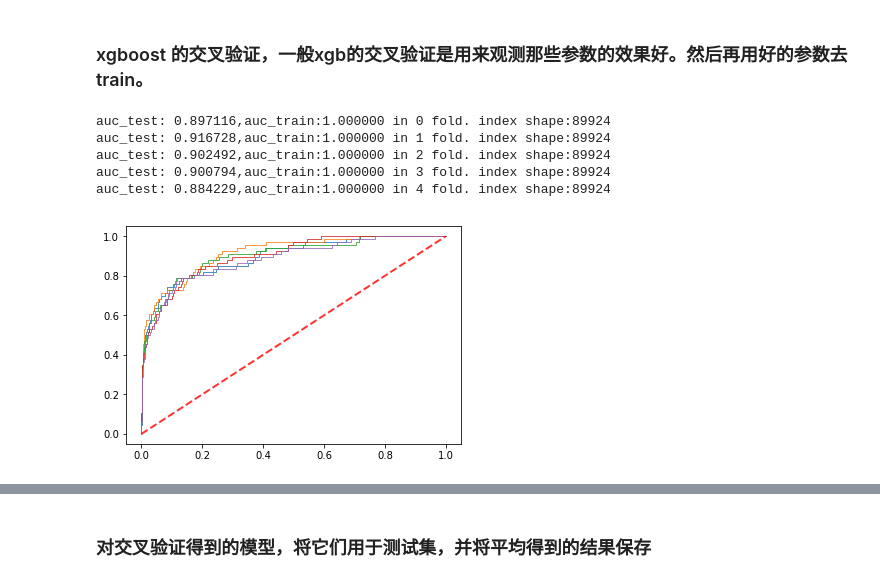
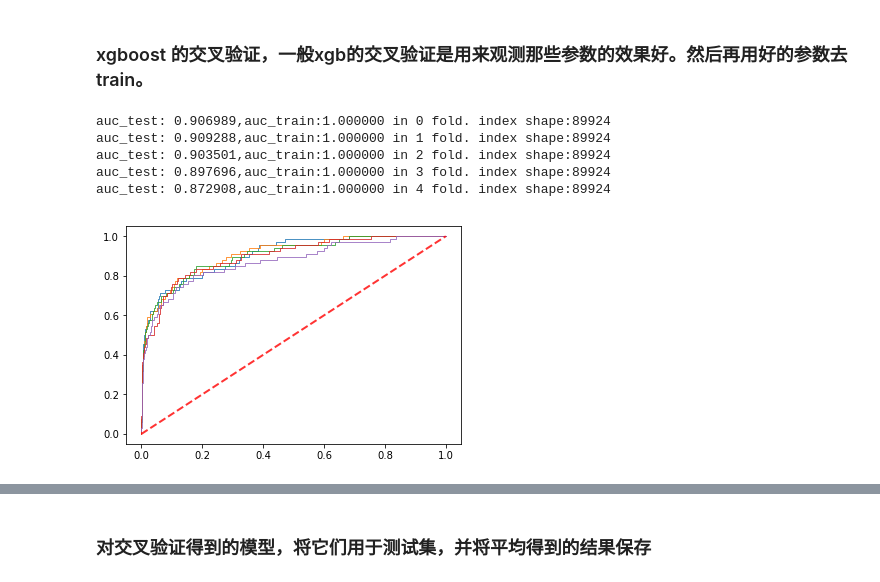
Before and after one commit to Liwb5/angelAndDemon, a Jupyter notebook: trainModel.ipynb, the cells around one changed output, grey strips where cells are left out. Cells and saved outputs as stored; diff of their text form; code cells hidden in the pictures.

```diff
--- a/trainModel.ipynb
+++ b/trainModel.ipynb
@@ -17,7 +18,7 @@ import os
 ### 读取数据
 # %%
 os.chdir('/home/liwb/Documents/projects/angelAndDemon/')
-version='4'
+version='10'
 trainPath = './dataAfterProcess/trainRes%s.csv'%(version)
 trainData = pd.read_csv(trainPath, header=None)
 X = trainData.values[:,0:trainData.shape[1]-1]
@@ -31,0 +33,12 @@ print(X.shape, y.shape, testX.shape)
+# %%
+os.chdir('/home/liwb/Documents/projects/angelAndDemon/')
+version='0506jp'
+trainPath = './code/dataAfterProcess/trainResult.csv'
+trainData = pd.read_csv(trainPath, header=None)
+X5 = trainData.values[:,0:trainData.shape[1]-1]
+y5 = trainData.values[:,trainData.shape[1]-1]
+
+testPath = './code/dataAfterProcess/testResult.csv'
+testData = pd.read_csv(testPath, header=None)
+testX5 = testData.values
+print(X5.shape, y5.shape, testX5.shape)
@@ -107,36 +167,37 @@ def xgboost_cv(X, y, xgboost, Kfold):
     return xgb_models
 # %%
 xgb_model_cv = xgb.XGBClassifier(booster='gbtree',
-                              silent=True,
+                              silent=False,
                               #n_jobs=5, #不设置的话，自动获得最大线程数
                               #以上为general params
 
                               learning_rate = 0.1,#在xgboost的package中等价于eta参数
                               min_child_weight = 2, #控制过拟合，越大越不会过拟合
 
                               max_depth=100, #控制过拟合，越小越不会过拟合
                               max_delta_step = 1, #数据不均衡的时候可以用
                               gamma = 0,         #模型在默认情况下，对于一个节点的划分
                                                  #只有在其loss function 得到结果大于0的情况下才进行，
                                                  #而gamma 给定了所需的最低loss function的值.
                                                  #所以gamma越大越保守（conservation）
                               subsample = 0.8,    #太大会过拟合，太小会欠拟合
                               colsample_bytree=0.8, #
                               reg_lambda = 100, #L2正则化的权重参数,给linear模型用的。gbtree不用
                               reg_alpha = 0, #L1正则化的权重参数,给linear模型用的。gbtree不用
                               scale_pos_weight=340,
                               #以上是booster的参数
 
 
                               random_state = 0,
                               n_estimators = 200)#树的棵树
 
 
-xgbModels = xgboost_cv(X, y, xgb_model_cv, 5)
+#xgbModels = xgboost_cv(X, y, xgb_model_cv, 5)
+xgbModels = xgboost_cv(X5, y5, xgb_model_cv, 5)
 # %% [output]
-auc_test: 0.897116,auc_train:1.000000 in 0 fold. index shape:89924
-auc_test: 0.916728,auc_train:1.000000 in 1 fold. index shape:89924
-auc_test: 0.902492,auc_train:1.000000 in 2 fold. index shape:89924
-auc_test: 0.900794,auc_train:1.000000 in 3 fold. index shape:89924
-auc_test: 0.884229,auc_train:1.000000 in 4 fold. index shape:89924
+auc_test: 0.906989,auc_train:1.000000 in 0 fold. index shape:89924
+auc_test: 0.909288,auc_train:1.000000 in 1 fold. index shape:89924
+auc_test: 0.903501,auc_train:1.000000 in 2 fold. index shape:89924
+auc_test: 0.897696,auc_train:1.000000 in 3 fold. index shape:89924
+auc_test: 0.872908,auc_train:1.000000 in 4 fold. index shape:89924
-[figure, old version]
+[figure, new version]
```
Also changed, not shown: parts of 12 cells of this notebook, 4 other files.
